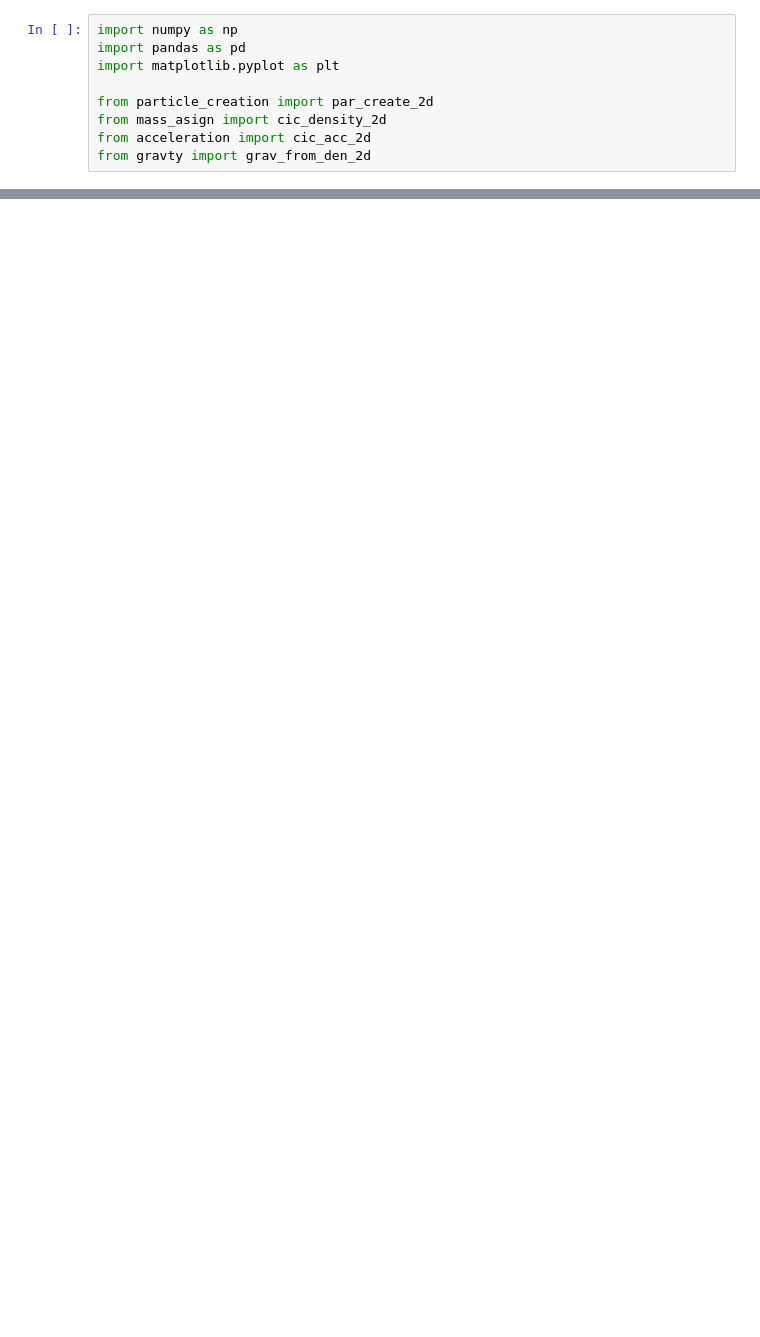
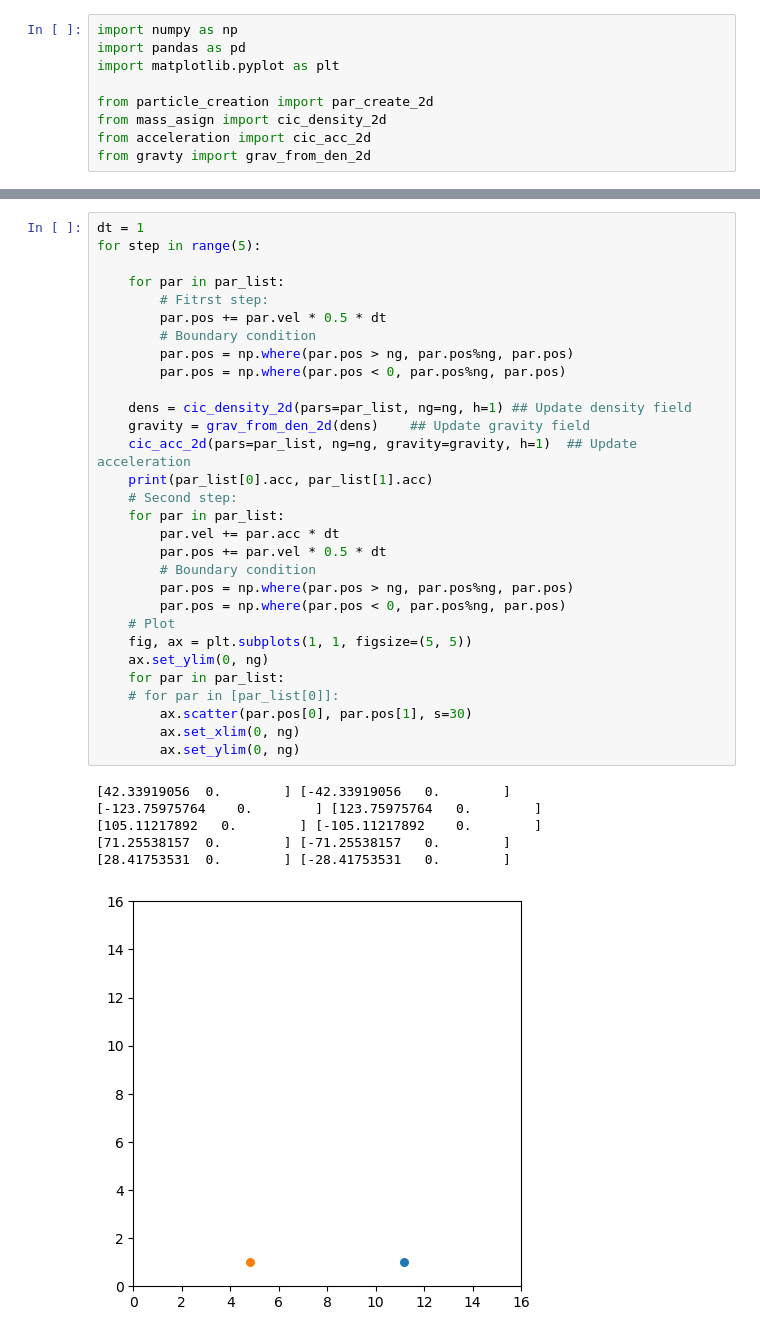
Before and after one commit to Abrygzy/nbodpy, a Jupyter notebook: nbodpy/test_2d.ipynb, the cells around one changed output, grey strips where cells are left out. Drawn from its saved outputs; the diff is of its cells as text; blank space fills up the shorter version.

```diff
--- a/nbodpy/test_2d.ipynb
+++ b/nbodpy/test_2d.ipynb
@@ -27,0 +29,37 @@ pars_df
+# %%
+dt = 1
+for step in range(5):
+
+    for par in par_list:
+        # Fitrst step:
+        par.pos += par.vel * 0.5 * dt
+        # Boundary condition
+        par.pos = np.where(par.pos > ng, par.pos%ng, par.pos)
+        par.pos = np.where(par.pos < 0, par.pos%ng, par.pos)
+
+    dens = cic_density_2d(pars=par_list, ng=ng, h=1) ## Update density field
+    gravity = grav_from_den_2d(dens)    ## Update gravity field
+    cic_acc_2d(pars=par_list, ng=ng, gravity=gravity, h=1)  ## Update acceleration
+    print(par_list[0].acc, par_list[1].acc)
+    # Second step:
+    for par in par_list:
+        par.vel += par.acc * dt
+        par.pos += par.vel * 0.5 * dt
+        # Boundary condition
+        par.pos = np.where(par.pos > ng, par.pos%ng, par.pos)
+        par.pos = np.where(par.pos < 0, par.pos%ng, par.pos)
+    # Plot
+    fig, ax = plt.subplots(1, 1, figsize=(5, 5))
+    ax.set_ylim(0, ng)
+    for par in par_list:
+    # for par in [par_list[0]]:
+        ax.scatter(par.pos[0], par.pos[1], s=30)
+        ax.set_xlim(0, ng)
+        ax.set_ylim(0, ng)
+# %% [output]
+[42.33919056  0.        ] [-42.33919056   0.        ]
+[-123.75975764    0.        ] [123.75975764   0.        ]
+[105.11217892   0.        ] [-105.11217892    0.        ]
+[71.25538157  0.        ] [-71.25538157   0.        ]
+[28.41753531  0.        ] [-28.41753531   0.        ]
+[figure, added]
```
Also changed, not shown: parts of 11 cells of this notebook, 3 other files.
